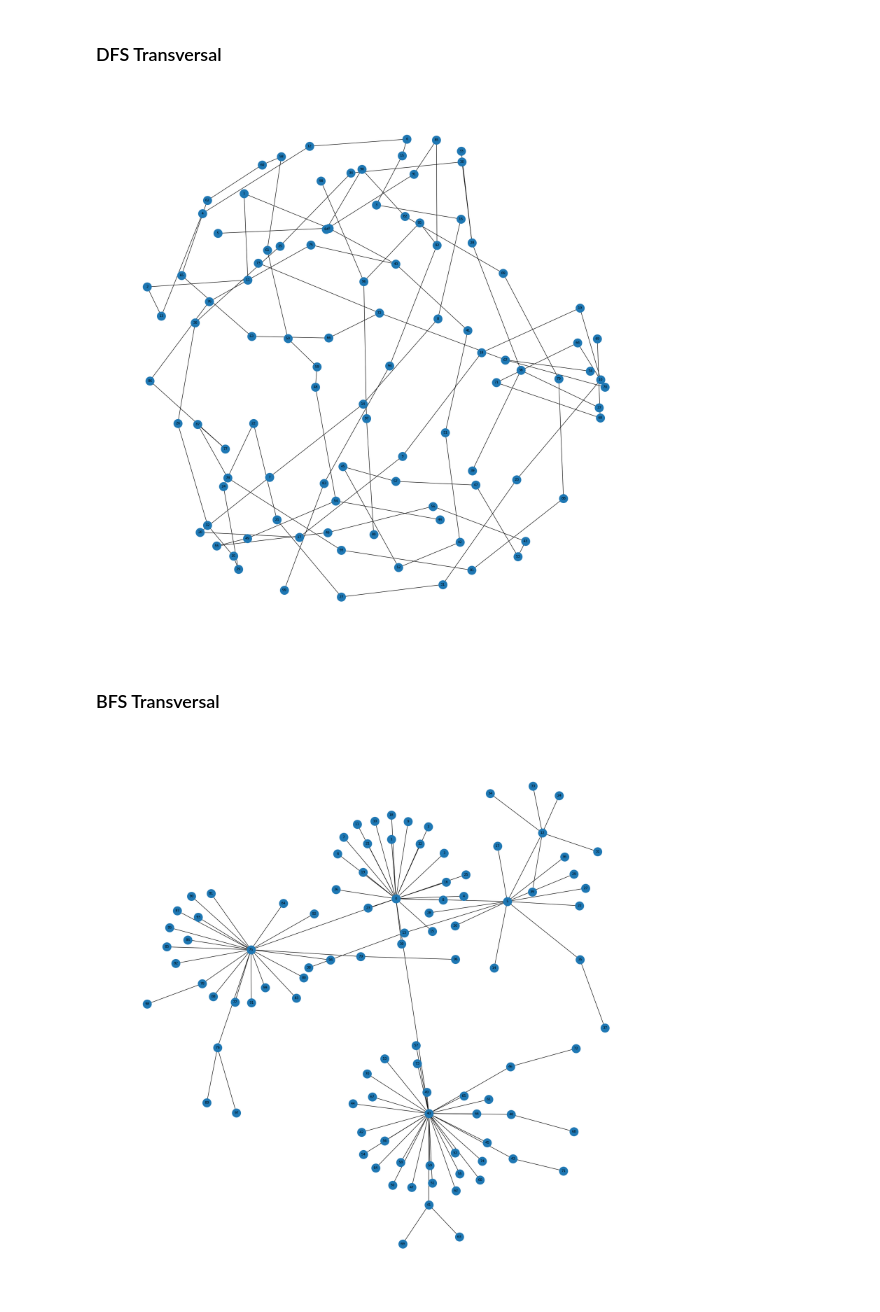
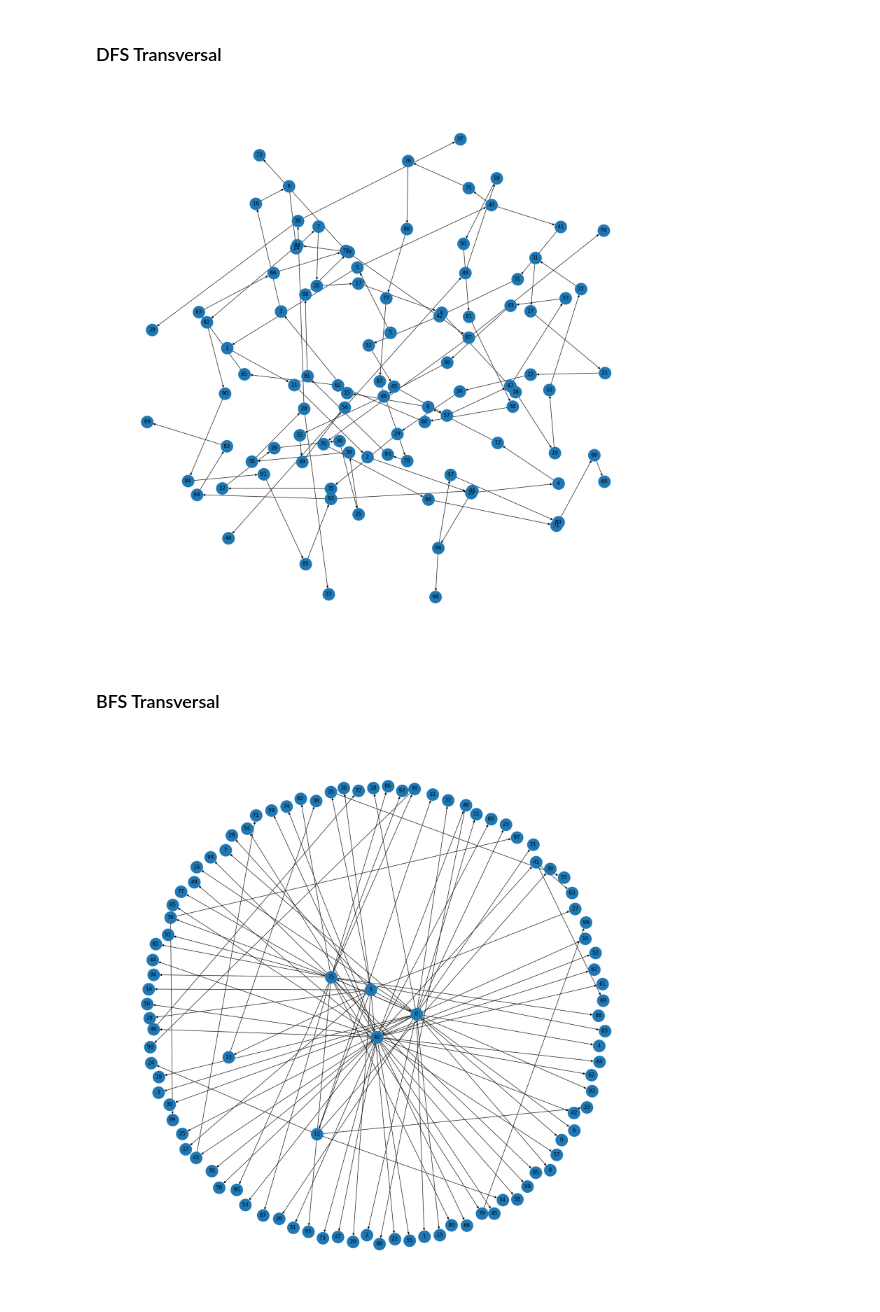
Before and after one commit to lilyypages/DAA_Kelompok2_KelasB, a Jupyter notebook: Project_DAA.ipynb, the cells around one changed output. Cells and saved outputs as stored; diff of their text form; code cells hidden in the pictures.

```diff
--- a/Project_DAA.ipynb
+++ b/Project_DAA.ipynb
@@ -178,6 +178,18 @@ else :
 # %%
 import networkx as nx
 import matplotlib.pyplot as plt
+# %%
+def v_graph(tree,varians):
+    tree_reverse = nx.DiGraph()
+
+    for child, parents in tree.items():
+        for parent in parents:
+            tree_reverse.add_edge(parent, child)
+
+    plt.figure(figsize=(18, 18))
+    pos = nx.spring_layout(tree_reverse,k=varians, iterations=200)
+    nx.draw(tree_reverse, pos, with_labels=True, node_size=800, font_size=12, arrows=True)
+    plt.show()
 # %% [markdown]
 ### Graph
 # %%
@@ -192,22 +204,12 @@ plt.show()
 # %% [markdown]
 ### DFS Transversal
 # %%
-D = nx.Graph(dfs_trans(adj_list,5,{},5))
-
-pos = nx.spring_layout(D, k=1.5, iterations=200)
-plt.figure(figsize=(18, 18))
-nx.draw(D, pos, with_labels=True, node_size=400, font_size=8)
-plt.show()
+v_graph(dfs_trans(adj_list,5,{},5),1)
 # %% [output]
-[figure, old version]
+[figure, new version]
 # %% [markdown]
 ### BFS Transversal
 # %%
-B = nx.Graph(bfs_trans(adj_list,5,{}))
-
-pos = nx.spring_layout(B, k=1, iterations=200)
-plt.figure(figsize=(18, 18))
-nx.draw(B, pos, with_labels=True, node_size=400, font_size=8)
-plt.show()
+v_graph(bfs_trans(adj_list,5,{}),5)
 # %% [output]
-[figure, old version]
+[figure, new version]
```
Also changed, not shown: parts of 1 cell of this notebook.
